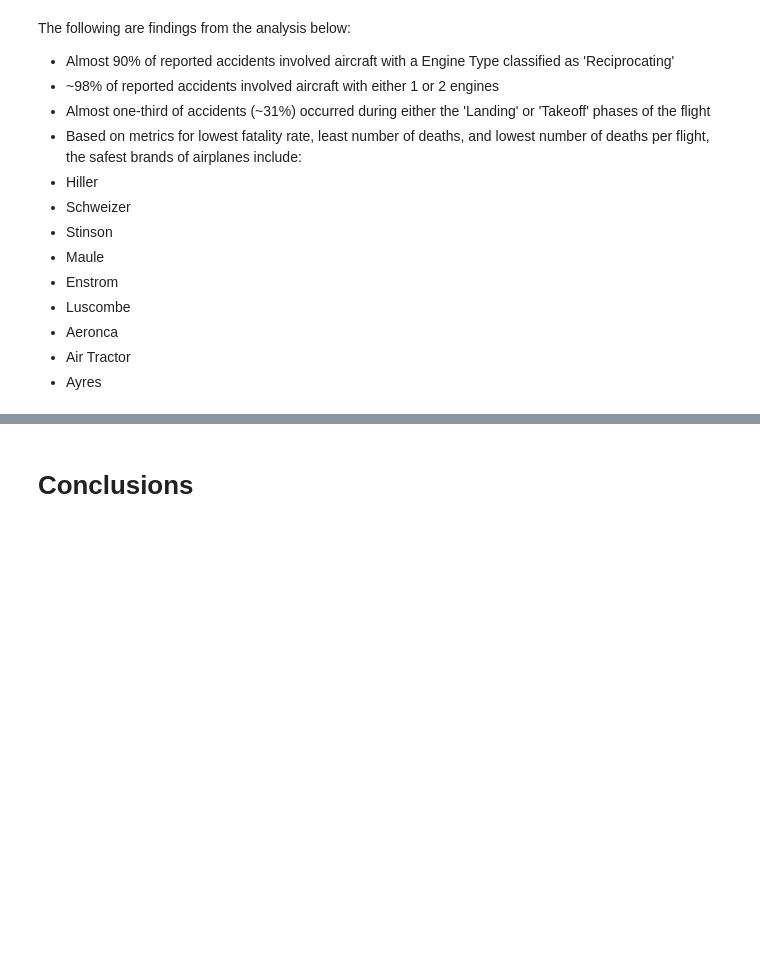
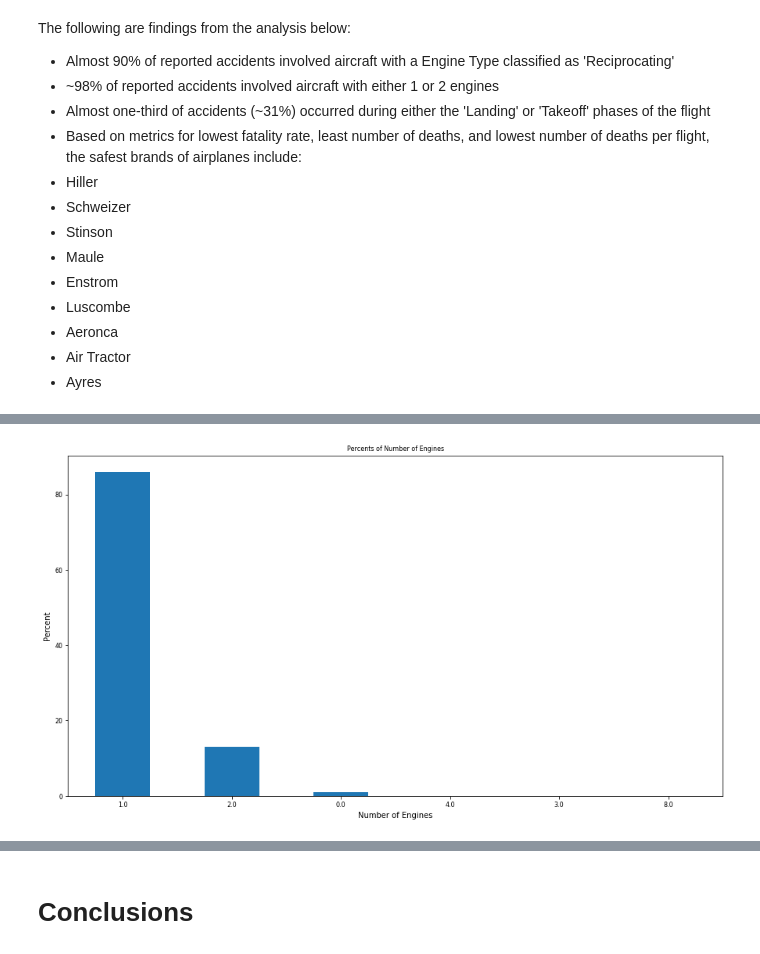
Before and after one commit to ckucewicz/aircraft_safety_project, a Jupyter notebook: Notebook.ipynb, the cells around one changed output, grey strips where cells are left out. Cells and saved outputs as stored; diff of their text form; code cells hidden in the pictures; blank space fills up the shorter version.

```diff
--- a/Notebook.ipynb
+++ b/Notebook.ipynb
@@ -893,0 +693,4 @@ total_deaths_by_brand.plot(kind='bar', figsize=(15, 8));
+# %%
+# Calculate the percentages of the frequency of each number of engines
+num_of_engines_percent = round(df_clean['Number.of.Engines'].value_counts(normalize = True), 2)*100
+num_of_engines_percent
@@ -893,0 +728,9 @@ total_deaths_by_brand.plot(kind='bar', figsize=(15, 8));
+# %%
+# Bar plot that visualizes the percentages of the frequency of each number of engines
+num_of_engines_percent.plot(kind='bar',figsize=(15, 8))
+plt.title('Percents of Number of Engines')
+plt.xlabel('Number of Engines')
+plt.ylabel('Percent')
+plt.xticks(rotation=0);
+# %% [output]
+[figure, added]
```
Also changed, not shown: parts of 60 cells of this notebook.
